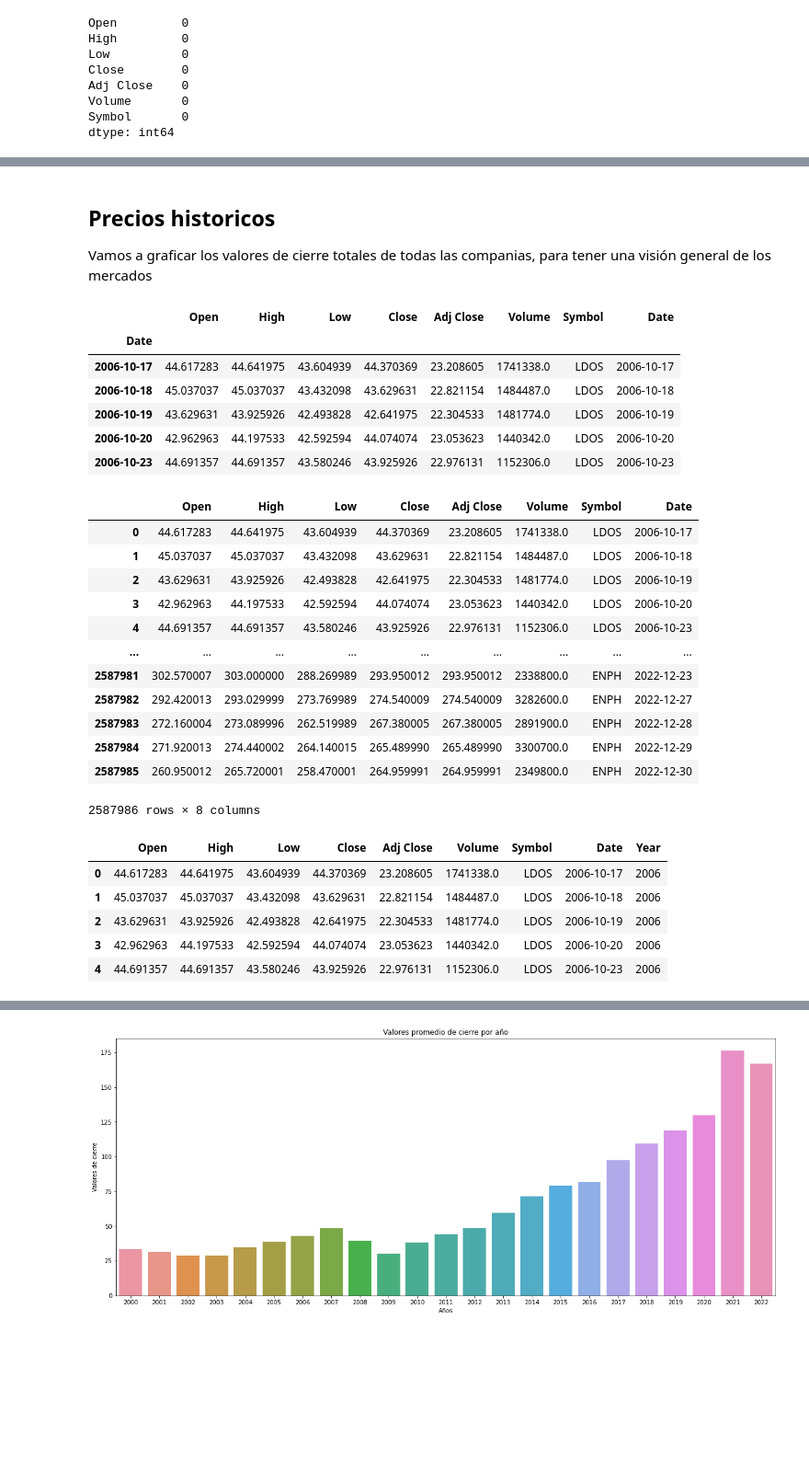
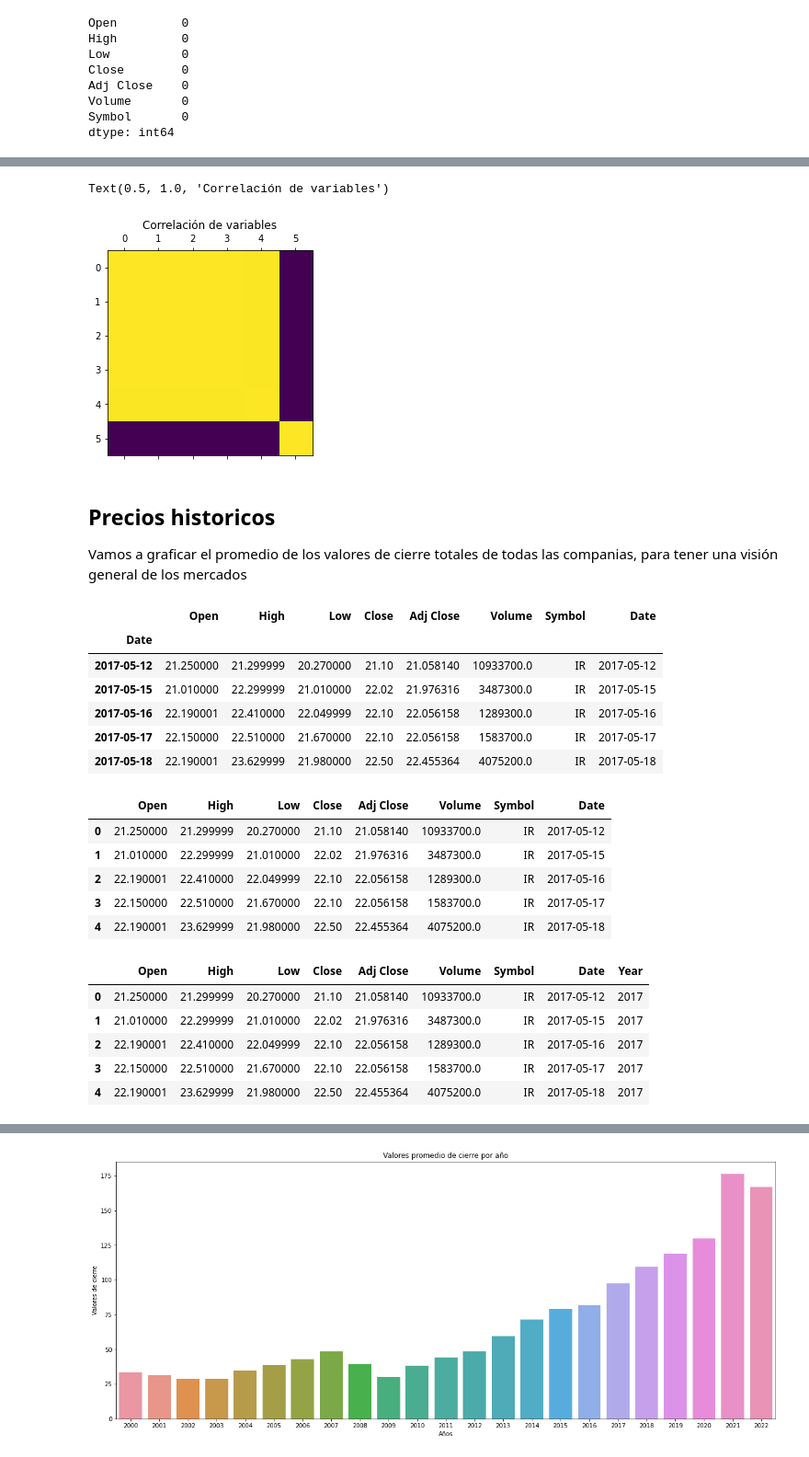
Before and after one commit to Ezemettler/PI2-DA, a Jupyter notebook: EDA_PI2DA.ipynb, the cells around one changed output, grey strips where cells are left out. Shown at 92% size. Drawn from its saved outputs; the diff is of its cells as text; code cells hidden in the pictures; blank space fills up the shorter version.

```diff
--- a/EDA_PI2DA.ipynb
+++ b/EDA_PI2DA.ipynb
@@ -70,7 +63,7 @@ lista_symbol[0:5]     # Mostramos los primeros 5 valores de la lista
 # %%
 # Vamos a traer por cada symbol, las cotizaciones desde el 2000-01-01 al 2022-12-31
 
-data_list = list()          # Creamos una lista donde vamos a guardar los datos descargados
+data_list = []              # Creamos una lista donde vamos a guardar los datos descargados
 for ticker in lista_symbol:
   data = yf.download(ticker, start='2000-01-01', end='2022-12-31')  # Descarga de datos de cada ticker en el período
   data['Symbol'] = ticker   # Creamos columna y agregamos el symbol de la compania
@@ -141,7 +146,15 @@ dtype: int64
+# %%
+# Gráfico de correlación de variables
+
+plt.matshow(df.corr())
+plt.title('Correlación de variables')
+# %% [output]
+Text(0.5, 1.0, 'Correlación de variables')
+[figure, added]
 # %% [markdown]
 ## Precios historicos
 
-Vamos a graficar los valores de cierre totales de todas las companias, para tener una visión general de los mercados
+Vamos a graficar el promedio de los valores de cierre totales de todas las companias, para tener una visión general de los mercados
 # %%
 # Agregamos una columna para la fecha
 
@@ -150,30 +163,23 @@ df.head()
 # %% [output]
 |  | Open | High | Low | Close | Adj Close | Volume | Symbol | Date |
 | Date |  |  |  |  |  |  |  |  |
-| 2006-10-17 | 44.617283 | 44.641975 | 43.604939 | 44.370369 | 23.208605 | 1741338.0 | LDOS | 2006-10-17 |
-| 2006-10-18 | 45.037037 | 45.037037 | 43.432098 | 43.629631 | 22.821154 | 1484487.0 | LDOS | 2006-10-18 |
-| 2006-10-19 | 43.629631 | 43.925926 | 42.493828 | 42.641975 | 22.304533 | 1481774.0 | LDOS | 2006-10-19 |
-| 2006-10-20 | 42.962963 | 44.197533 | 42.592594 | 44.074074 | 23.053623 | 1440342.0 | LDOS | 2006-10-20 |
-| 2006-10-23 | 44.691357 | 44.691357 | 43.580246 | 43.925926 | 22.976131 | 1152306.0 | LDOS | 2006-10-23 |
+| 2017-05-12 | 21.250000 | 21.299999 | 20.270000 | 21.10 | 21.058140 | 10933700.0 | IR | 2017-05-12 |
+| 2017-05-15 | 21.010000 | 22.299999 | 21.010000 | 22.02 | 21.976316 | 3487300.0 | IR | 2017-05-15 |
+| 2017-05-16 | 22.190001 | 22.410000 | 22.049999 | 22.10 | 22.056158 | 1289300.0 | IR | 2017-05-16 |
+| 2017-05-17 | 22.150000 | 22.510000 | 21.670000 | 22.10 | 22.056158 | 1583700.0 | IR | 2017-05-17 |
+| 2017-05-18 | 22.190001 | 23.629999 | 21.980000 | 22.50 | 22.455364 | 4075200.0 | IR | 2017-05-18 |
 # %%
 # Reseteamos los indices
 
 df.reset_index(drop = True, inplace = True)
-df
+df.head()
 # %% [output]
 |  | Open | High | Low | Close | Adj Close | Volume | Symbol | Date |
-| 0 | 44.617283 | 44.641975 | 43.604939 | 44.370369 | 23.208605 | 1741338.0 | LDOS | 2006-10-17 |
-| 1 | 45.037037 | 45.037037 | 43.432098 | 43.629631 | 22.821154 | 1484487.0 | LDOS | 2006-10-18 |
-| 2 | 43.629631 | 43.925926 | 42.493828 | 42.641975 | 22.304533 | 1481774.0 | LDOS | 2006-10-19 |
-| 3 | 42.962963 | 44.197533 | 42.592594 | 44.074074 | 23.053623 | 1440342.0 | LDOS | 2006-10-20 |
-| 4 | 44.691357 | 44.691357 | 43.580246 | 43.925926 | 22.976131 | 1152306.0 | LDOS | 2006-10-23 |
-| ... | ... | ... | ... | ... | ... | ... | ... | ... |
-| 2587981 | 302.570007 | 303.000000 | 288.269989 | 293.950012 | 293.950012 | 2338800.0 | ENPH | 2022-12-23 |
-| 2587982 | 292.420013 | 293.029999 | 273.769989 | 274.540009 | 274.540009 | 3282600.0 | ENPH | 2022-12-27 |
-| 2587983 | 272.160004 | 273.089996 | 262.519989 | 267.380005 | 267.380005 | 2891900.0 | ENPH | 2022-12-28 |
-| 2587984 | 271.920013 | 274.440002 | 264.140015 | 265.489990 | 265.489990 | 3300700.0 | ENPH | 2022-12-29 |
-| 2587985 | 260.950012 | 265.720001 | 258.470001 | 264.959991 | 264.959991 | 2349800.0 | ENPH | 2022-12-30 |
+| 0 | 21.250000 | 21.299999 | 20.270000 | 21.10 | 21.058140 | 10933700.0 | IR | 2017-05-12 |
+| 1 | 21.010000 | 22.299999 | 21.010000 | 22.02 | 21.976316 | 3487300.0 | IR | 2017-05-15 |
+| 2 | 22.190001 | 22.410000 | 22.049999 | 22.10 | 22.056158 | 1289300.0 | IR | 2017-05-16 |
+| 3 | 22.150000 | 22.510000 | 21.670000 | 22.10 | 22.056158 | 1583700.0 | IR | 2017-05-17 |
+| 4 | 22.190001 | 23.629999 | 21.980000 | 22.50 | 22.455364 | 4075200.0 | IR | 2017-05-18 |
-2587986 rows × 8 columns
 # %%
 # Vamos a generar una columna con el año.mes para luego graficar
 
@@ -181,11 +187,11 @@ df['Year'] = df['Date'].dt.year
 df.head()
 # %% [output]
 |  | Open | High | Low | Close | Adj Close | Volume | Symbol | Date | Year |
-| 0 | 44.617283 | 44.641975 | 43.604939 | 44.370369 | 23.208605 | 1741338.0 | LDOS | 2006-10-17 | 2006 |
-| 1 | 45.037037 | 45.037037 | 43.432098 | 43.629631 | 22.821154 | 1484487.0 | LDOS | 2006-10-18 | 2006 |
-| 2 | 43.629631 | 43.925926 | 42.493828 | 42.641975 | 22.304533 | 1481774.0 | LDOS | 2006-10-19 | 2006 |
-| 3 | 42.962963 | 44.197533 | 42.592594 | 44.074074 | 23.053623 | 1440342.0 | LDOS | 2006-10-20 | 2006 |
-| 4 | 44.691357 | 44.691357 | 43.580246 | 43.925926 | 22.976131 | 1152306.0 | LDOS | 2006-10-23 | 2006 |
+| 0 | 21.250000 | 21.299999 | 20.270000 | 21.10 | 21.058140 | 10933700.0 | IR | 2017-05-12 | 2017 |
+| 1 | 21.010000 | 22.299999 | 21.010000 | 22.02 | 21.976316 | 3487300.0 | IR | 2017-05-15 | 2017 |
+| 2 | 22.190001 | 22.410000 | 22.049999 | 22.10 | 22.056158 | 1289300.0 | IR | 2017-05-16 | 2017 |
+| 3 | 22.150000 | 22.510000 | 21.670000 | 22.10 | 22.056158 | 1583700.0 | IR | 2017-05-17 | 2017 |
+| 4 | 22.190001 | 23.629999 | 21.980000 | 22.50 | 22.455364 | 4075200.0 | IR | 2017-05-18 | 2017 |
 # %%
 # Armamos un promedio de precios por año
 
```
Also changed, not shown: parts of 19 cells of this notebook.
